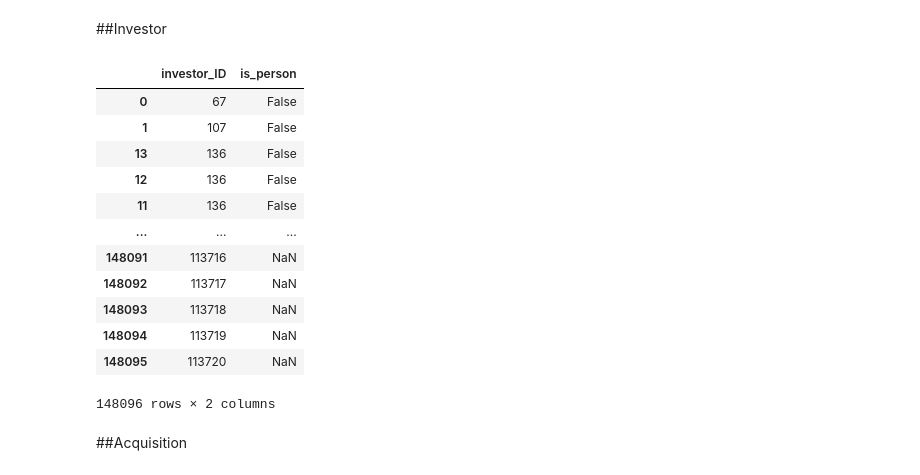
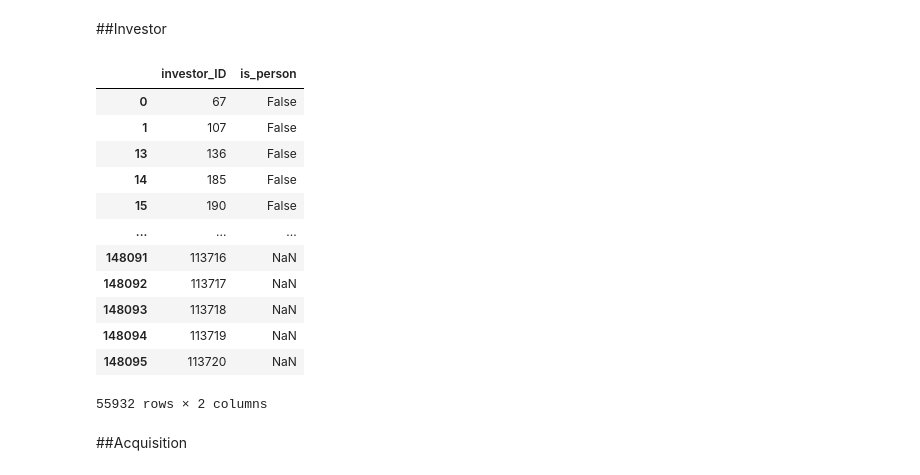
Before and after one commit to lisafrie/Startup-Funding-Analytics, a Jupyter notebook: Data_Exploration_And_Schema_Creation.ipynb, the cells around one changed output. Cells and saved outputs as stored; diff of their text form; code cells hidden in the pictures.

```diff
--- a/Data_Exploration_And_Schema_Creation.ipynb
+++ b/Data_Exploration_And_Schema_Creation.ipynb
@@ -1079,9 +1079,9 @@ for i in index:
 # %%
 def create_is_person(x):
   if 'organization' in x:
-    return False
+    return "False"
   elif 'person' in x:
-    return True
+    return "True"
   else:
     return np.nan
 
@@ -1415,27 +1414,25 @@ company_schema
 # %%
 investor_schema = financial_entity_schema[financial_entity_schema['is_a'].str.contains('investor')][['permalink', 'ID']]
 investor_schema = pd.merge(investor_schema, investments[['investor_permalink', 'is_person']], left_on='permalink', right_on='investor_permalink', how='left')
-#investor_schema = pd.merge(investor_schema, financial_entity_schema[['permalink','ID']], left_on='permalink', right_on='permalink', how='left')
-
 investor_schema = investor_schema.sort_values(by='ID', ascending=True)
-investor_schema = investor_schema[['permalink', 'is_person', 'ID']]
 investor_schema = investor_schema[['ID', 'is_person']]
 investor_schema = investor_schema.rename(columns={'ID': 'investor_ID'})
+investor_schema = investor_schema.drop_duplicates("investor_ID")
 investor_schema
 # %% [output]
 |  | investor_ID | is_person |
 | 0 | 67 | False |
 | 1 | 107 | False |
 | 13 | 136 | False |
-| 12 | 136 | False |
-| 11 | 136 | False |
+| 14 | 185 | False |
+| 15 | 190 | False |
 | ... | ... | ... |
 | 148091 | 113716 | NaN |
 | 148092 | 113717 | NaN |
 | 148093 | 113718 | NaN |
 | 148094 | 113719 | NaN |
 | 148095 | 113720 | NaN |
-148096 rows × 2 columns
+55932 rows × 2 columns
 # %% [markdown]
 ##Acquisition
 # %%
```
Also changed, not shown: parts of 4 cells of this notebook, 2 other files.
